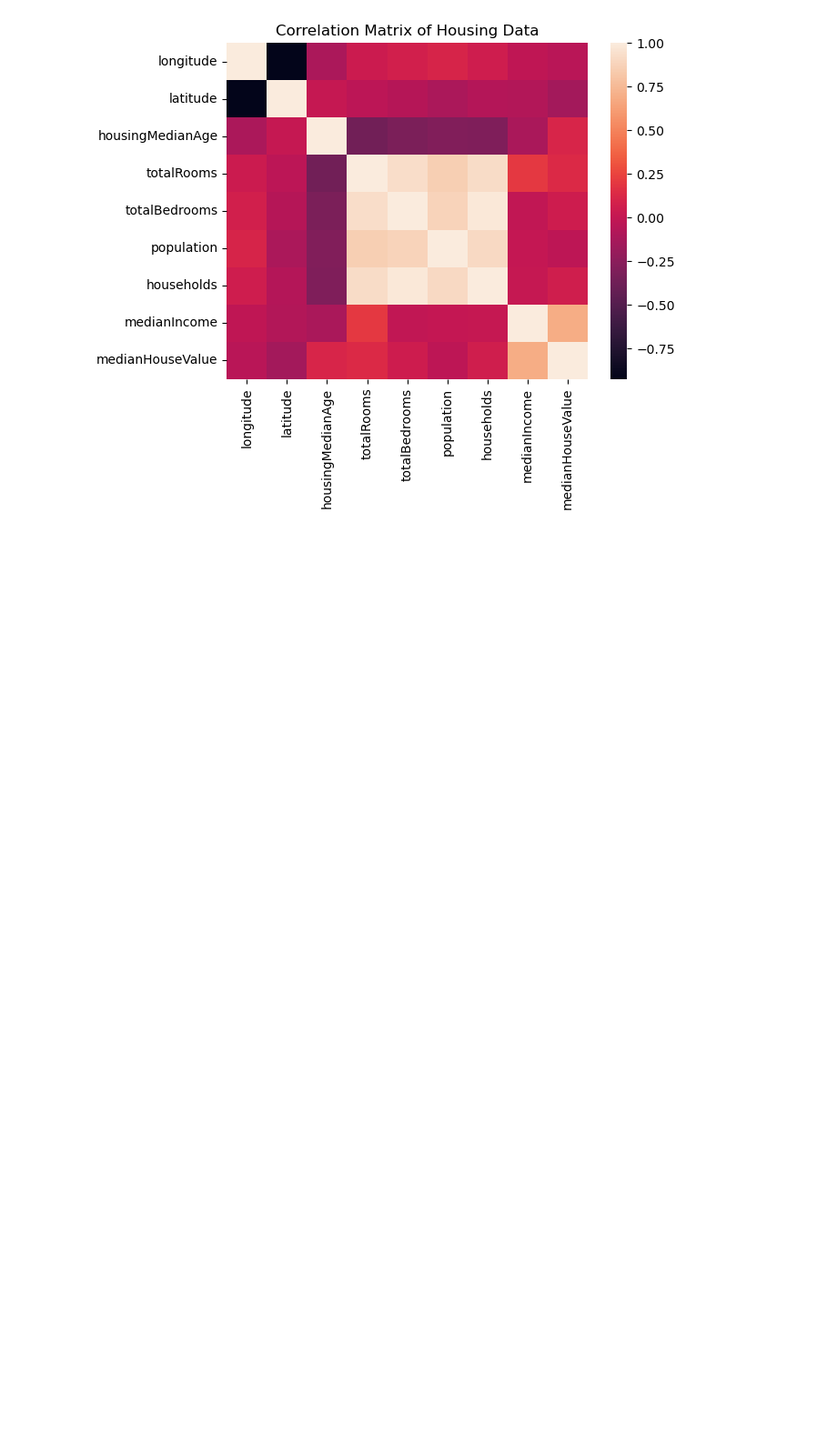
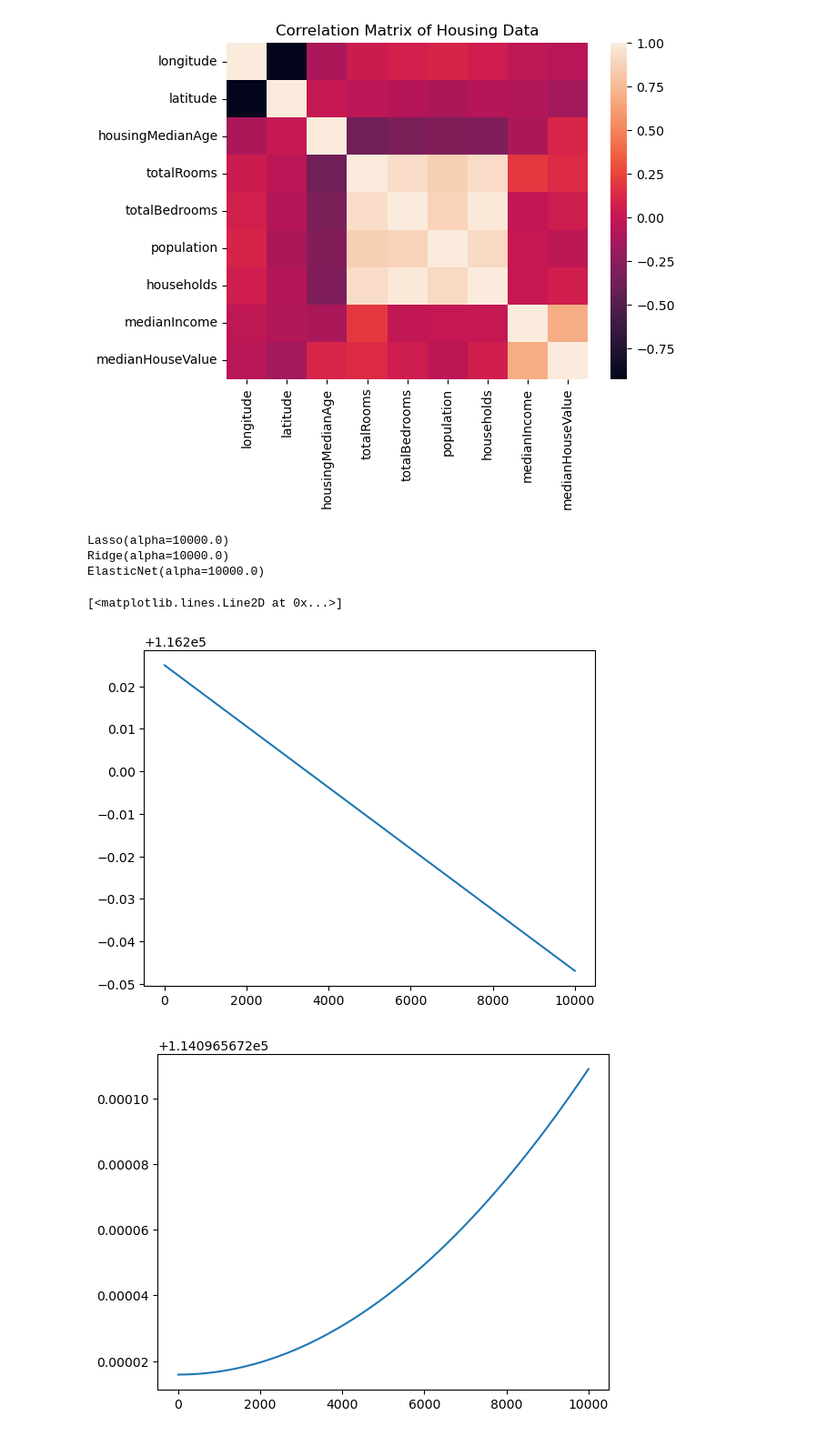
Before and after one commit to hrelosim/AM170B_Spring23, a Jupyter notebook: hw3/AM170B_hw3.ipynb, the cells around one changed output. Shown: that part at 91% size. Saved outputs shown, nothing was run; the diff lists cells and outputs as text; code cells hidden in the pictures; blank space fills up the shorter version.

```diff
--- a/hw3/AM170B_hw3.ipynb
+++ b/hw3/AM170B_hw3.ipynb
@@ -177,8 +177,48 @@ sns.heatmap(corr).set(title = 'Correlation Matrix of Housing Data');
 #lasso
 #ridge
 #elastic net
+import warnings
+warnings.filterwarnings('ignore')
 
-
-Las = linear_model.Lasso()
+#Isolate Data
+rooms = df.loc[:, 'totalRooms'].values.reshape(-1,1)
+values = df.loc[:, 'medianHouseValue'].values.reshape(-1,1)
+#Define parameters
+parameters = {'alpha': np.linspace(0,10000,50)}
+Lasso = linear_model.Lasso()
 Rid = linear_model.Ridge()
 Elastic = linear_model.ElasticNet()
+
+#define gridsearch Lasso
+Lasso_Reg = GridSearchCV(Lasso, parameters, scoring = 'neg_root_mean_squared_error', cv = 5, return_train_score = True)
+Lasso_Reg.fit(rooms,values)      #fit grid search
+print(Lasso_Reg.best_estimator_) #best alpha parameter
+
+#define gridsearch Ridge
+Rid_Reg = GridSearchCV(Rid, parameters, scoring = 'neg_root_mean_squared_error', cv = 5, return_train_score = True)
+Rid_Reg.fit(rooms,values)      #fit grid search
+print(Rid_Reg.best_estimator_) #best alpha parameter
+
+#define gridsearch Elastic
+Elastic_Reg = GridSearchCV(Elastic, parameters, scoring = 'neg_root_mean_squared_error', cv = 5, return_train_score = True)
+Elastic_Reg.fit(rooms,values)      #fit grid search
+print(Elastic_Reg.best_estimator_) #best alpha parameter
+# %% [output]
+Lasso(alpha=10000.0)
+Ridge(alpha=10000.0)
+ElasticNet(alpha=10000.0)
+# %%
+#regularization parameter values vs error on test data
+Lasso_meanTest = abs(Lasso_Reg.cv_results_['mean_test_score'])
+#plotting data
+plt.figure()
+plt.plot(parameters['alpha'], Lasso_meanTest, label = 'LASSO')
+#regularization parameter value vs error on training data
+Lasso_meanTrain = abs(Lasso_Reg.cv_results_['mean_train_score'])
+#plotting data
+plt.figure()
+plt.plot(parameters['alpha'], Lasso_meanTrain, label = 'LASSO')
+# %% [output]
+[<matplotlib.lines.Line2D at 0x...>]
+[figure, added]
+[figure, added]
```
